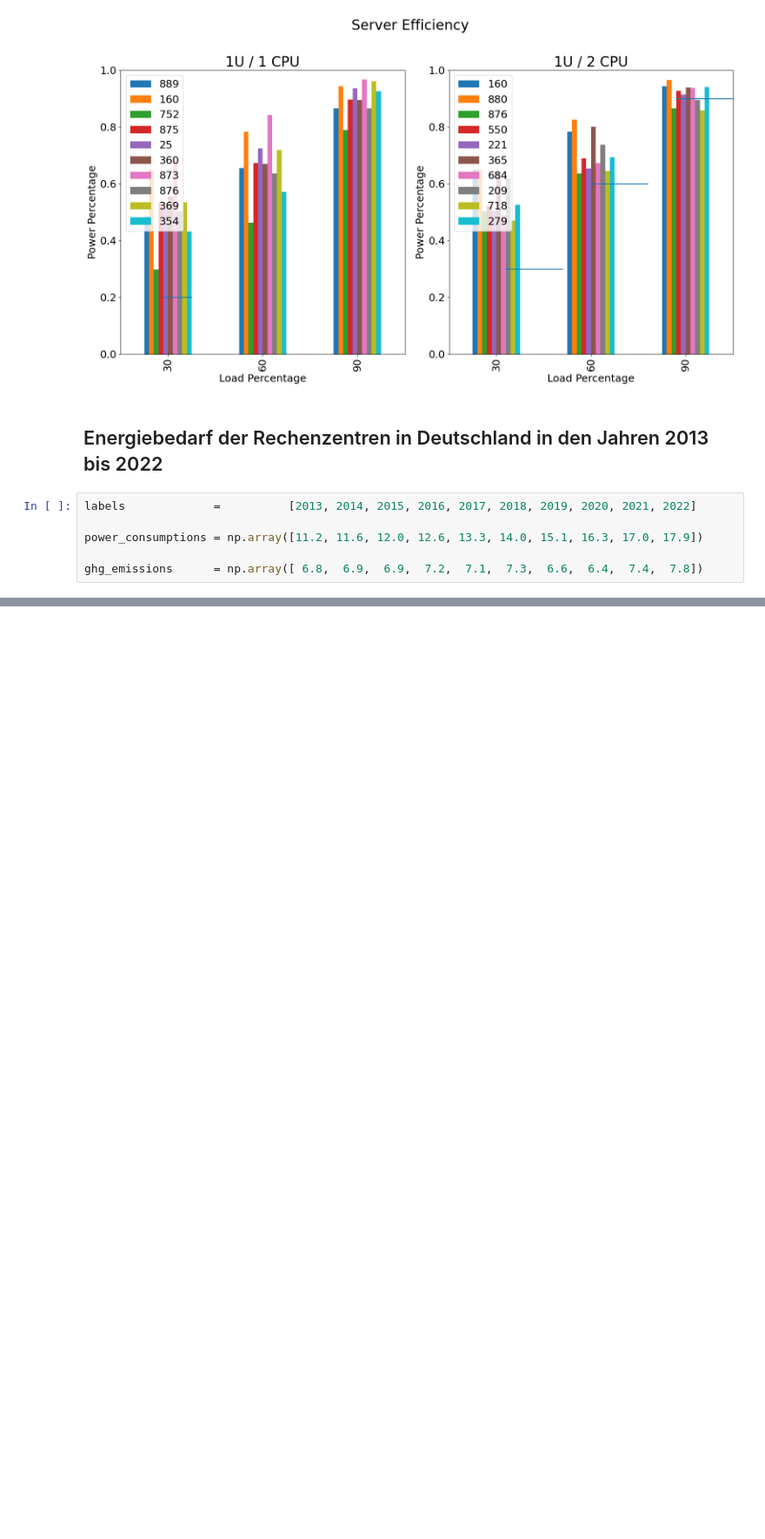
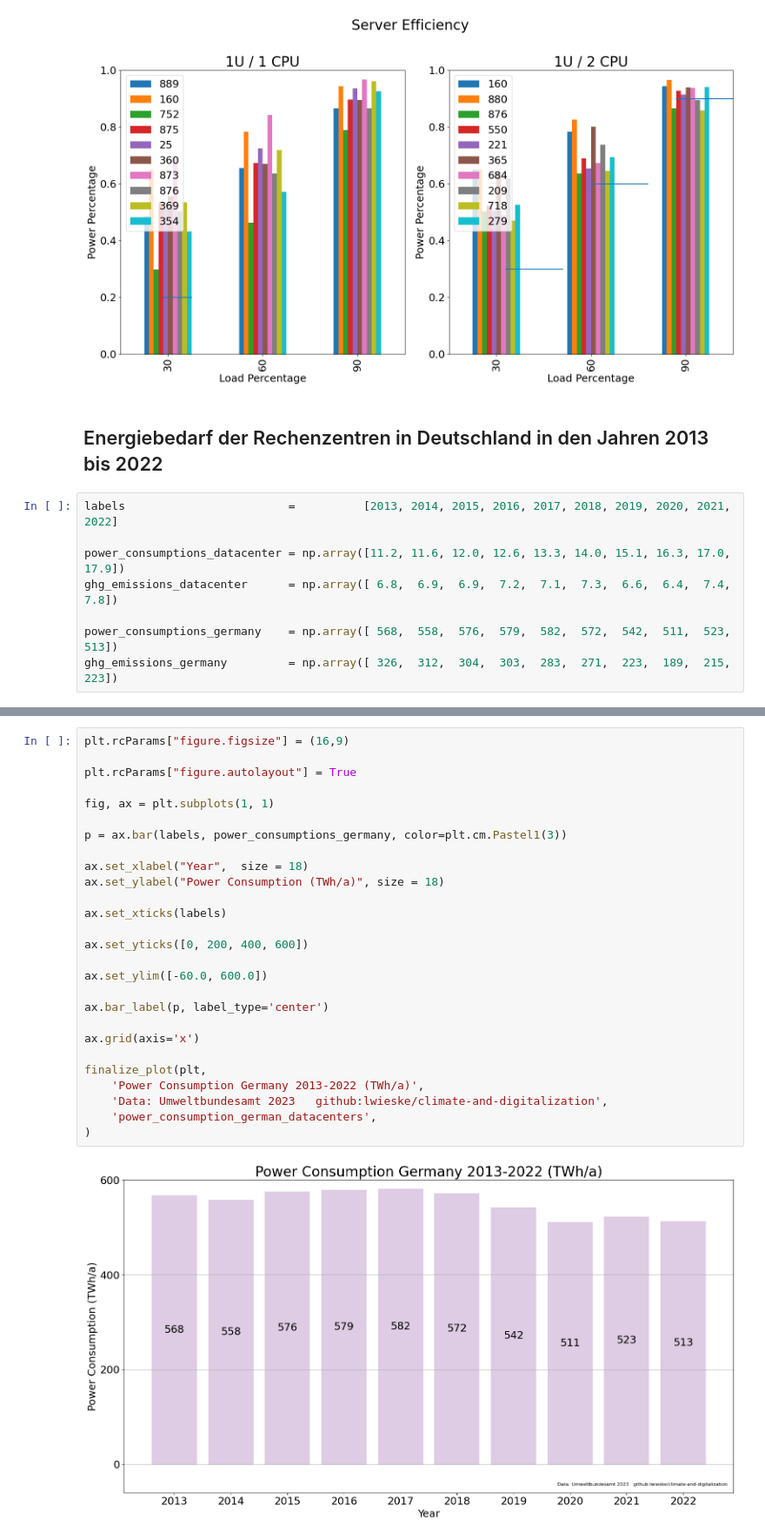
Before and after one commit to lwieske/climate-and-digitalization, a Jupyter notebook: README.ipynb, the cells around one changed output, grey strips where cells are left out. Shown at 87% size. Cells and saved outputs as stored; diff of their text form; blank space fills up the shorter version.

Commit message:
additional visualizations

```diff
--- a/README.ipynb
+++ b/README.ipynb
@@ -1579,8 +1579,10 @@ plt.show()
 # %% [markdown]
 ## Energiebedarf der Rechenzentren in Deutschland in den Jahren 2013 bis 2022
 # %%
-labels             =          [2013, 2014, 2015, 2016, 2017, 2018, 2019, 2020, 2021, 2022]
+labels                        =          [2013, 2014, 2015, 2016, 2017, 2018, 2019, 2020, 2021, 2022]
 
-power_consumptions = np.array([11.2, 11.6, 12.0, 12.6, 13.3, 14.0, 15.1, 16.3, 17.0, 17.9])
+power_consumptions_datacenter = np.array([11.2, 11.6, 12.0, 12.6, 13.3, 14.0, 15.1, 16.3, 17.0, 17.9])
+ghg_emissions_datacenter      = np.array([ 6.8,  6.9,  6.9,  7.2,  7.1,  7.3,  6.6,  6.4,  7.4,  7.8])
 
-ghg_emissions      = np.array([ 6.8,  6.9,  6.9,  7.2,  7.1,  7.3,  6.6,  6.4,  7.4,  7.8])
+power_consumptions_germany    = np.array([ 568,  558,  576,  579,  582,  572,  542,  511,  523,  513])
+ghg_emissions_germany         = np.array([ 326,  312,  304,  303,  283,  271,  223,  189,  215,  223])
@@ -1642,3 +1654,32 @@ finalize_plot(plt,
 )
 # %% [output]
 [figure]
+# %%
+plt.rcParams["figure.figsize"] = (16,9)
+
+plt.rcParams["figure.autolayout"] = True
+
+fig, ax = plt.subplots(1, 1)
+
+p = ax.bar(labels, power_consumptions_germany, color=plt.cm.Pastel1(3))
+
+ax.set_xlabel("Year",  size = 18)
+ax.set_ylabel("Power Consumption (TWh/a)", size = 18)
+
+ax.set_xticks(labels)
+
+ax.set_yticks([0, 200, 400, 600])
+
+ax.set_ylim([-60.0, 600.0])
+
+ax.bar_label(p, label_type='center')
+
+ax.grid(axis='x')
+
+finalize_plot(plt,
+    'Power Consumption Germany 2013-2022 (TWh/a)',
+    'Data: Umweltbundesamt 2023   github:lwieske/climate-and-digitalization',
+    'power_consumption_german_datacenters',
+)
+# %% [output]
+[figure, added]
```
Also changed, not shown: parts of 6 cells of this notebook, 23 other files.
